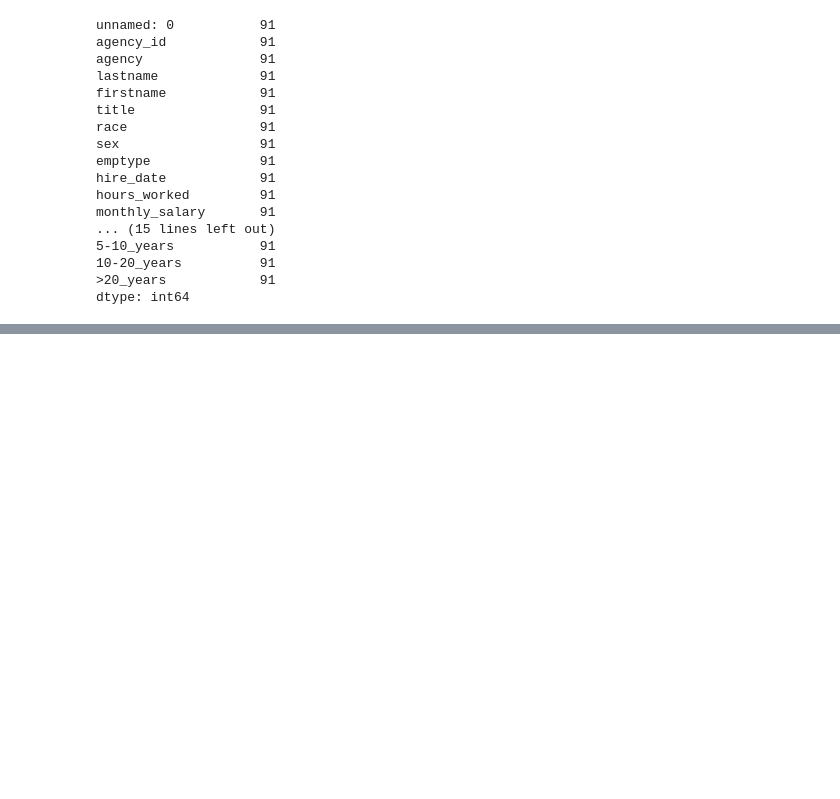
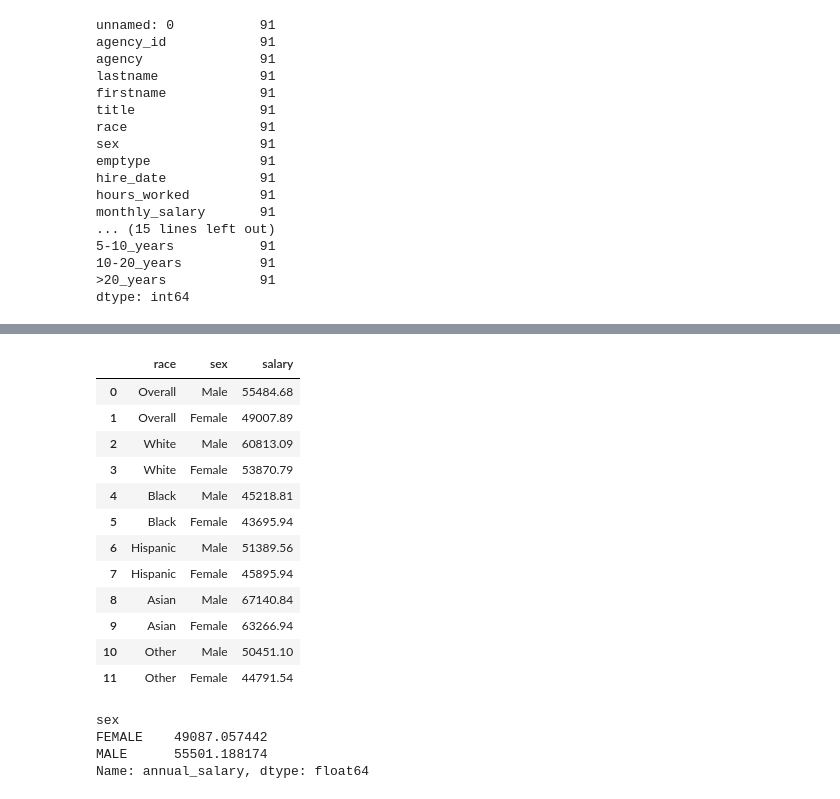
Before and after one commit to Texas-Government-Employee-Salaries/Predicting-Salaries, a Jupyter notebook: desiree_scratchpad.ipynb, the cells around one changed output, grey strips where cells are left out. Saved outputs shown, nothing was run; the diff lists cells and outputs as text; code cells hidden in the pictures; blank space fills up the shorter version.

Commit message:
adding salary exploration

```diff
--- a/desiree_scratchpad.ipynb
+++ b/desiree_scratchpad.ipynb
@@ -447,0 +478,21 @@ dtype: int64
+# %%
+d = {'race': ['Overall', 'Overall', 'White', 'White', 'Black', 'Black', 'Hispanic', 'Hispanic', 'Asian', 'Asian', 'Other', 'Other'],
+     'sex': ['Male', 'Female', 'Male', 'Female', 'Male', 'Female', 'Male', 'Female', 'Male', 'Female', 'Male', 'Female'],
+     'salary': [55484.68, 49007.89, 60813.09, 53870.79, 45218.81, 43695.94, 51389.56, 45895.94, 67140.84, 63266.94, 50451.10, 44791.54]}
+
+salary_df = pd.DataFrame(data=d)
+salary_df
+# %% [output]
+|  | race | sex | salary |
+| 0 | Overall | Male | 55484.68 |
+| 1 | Overall | Female | 49007.89 |
+| 2 | White | Male | 60813.09 |
+| 3 | White | Female | 53870.79 |
+| 4 | Black | Male | 45218.81 |
+| 5 | Black | Female | 43695.94 |
+| 6 | Hispanic | Male | 51389.56 |
+| 7 | Hispanic | Female | 45895.94 |
+| 8 | Asian | Male | 67140.84 |
+| 9 | Asian | Female | 63266.94 |
+| 10 | Other | Male | 50451.10 |
+| 11 | Other | Female | 44791.54 |
@@ -447,0 +501,7 @@ dtype: int64
+# %%
+df.groupby('sex').annual_salary.mean()
+# %% [output]
+sex
+FEMALE    49087.057442
+MALE      55501.188174
+Name: annual_salary, dtype: float64
```
Also changed, not shown: parts of 7 cells of this notebook.
